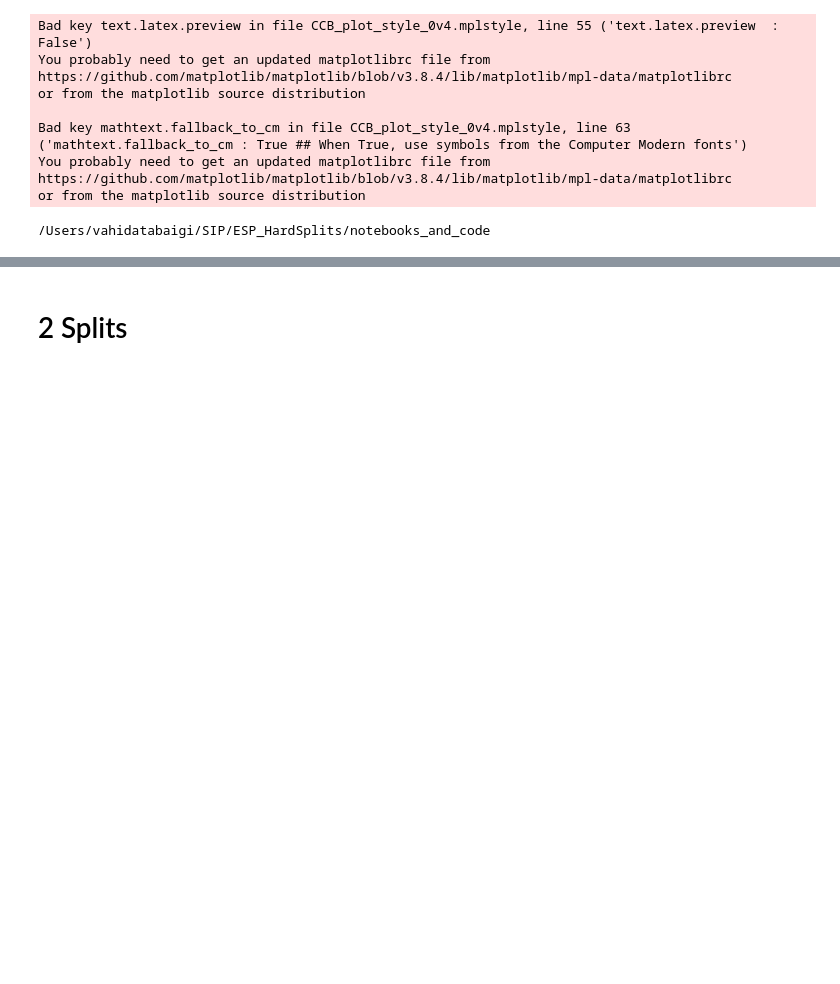
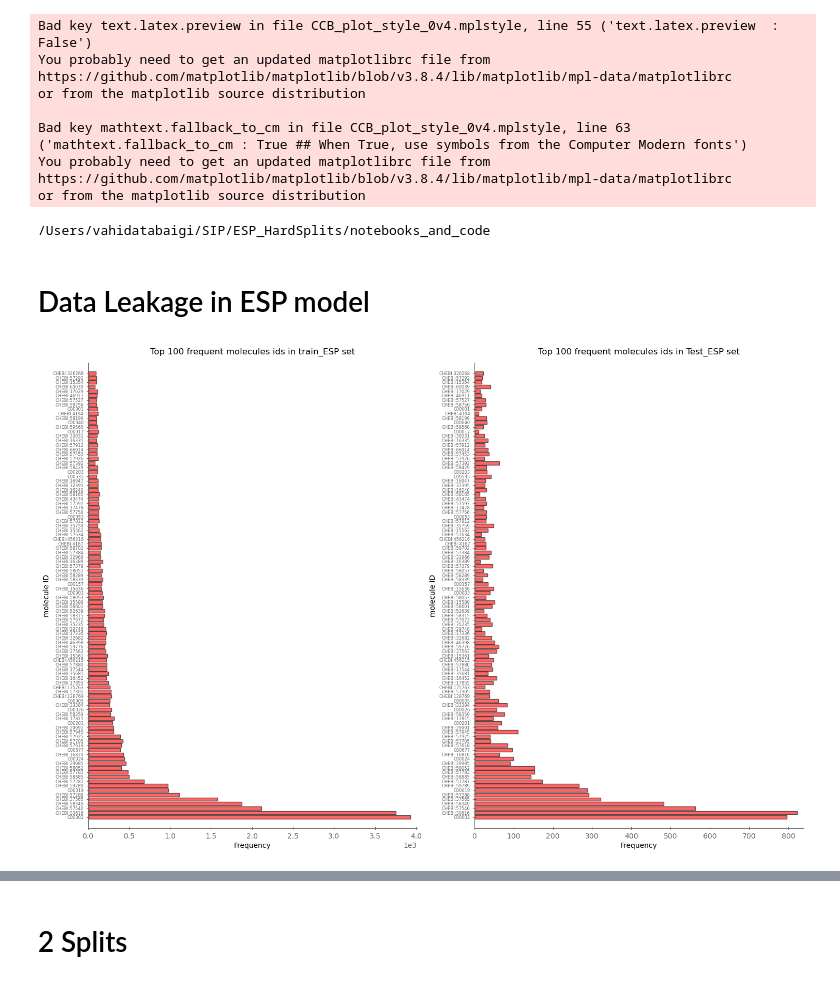
Before and after one commit to kalininalab/ESP_Leak_Analysis, a Jupyter notebook: ESP_HardSplits/notebooks_and_code/4-Results_Plots_and_figures.ipynb, the cells around one changed output, grey strips where cells are left out. Drawn from its saved outputs; the diff is of its cells as text; code cells hidden in the pictures; blank space fills up the shorter version.

```diff
--- a/ESP_HardSplits/notebooks_and_code/4-Results_Plots_and_figures.ipynb
+++ b/ESP_HardSplits/notebooks_and_code/4-Results_Plots_and_figures.ipynb
@@ -28,3 +28,20 @@ You probably need to get an updated matplotlibrc file from
 https://github.com/matplotlib/matplotlib/blob/v3.8.4/lib/matplotlib/mpl-data/matplotlibrc
 or from the matplotlib source distribution
 /Users/vahidatabaigi/SIP/ESP_HardSplits/notebooks_and_code
+# %% [markdown]
+# Data Leakage in ESP model
+# %%
+train_ESP=pd.read_pickle(join(CURRENT_DIR, "..","data","data_ESP","df_train_with_ESM1b_ts_GNN.pkl"))
+test_ESP=pd.read_pickle(join(CURRENT_DIR, "..","data","data_ESP","df_test_with_ESM1b_ts_GNN.pkl"))
+# %%
+plot_top_keys_values_multiple_df(
+    dfs=[train_ESP,test_ESP],
+    df_names=[ 'train_ESP','Test_ESP'],
+    key_column='molecule ID',
+    xlabel='Frequency',
+    ylabel='molecule ID',
+    title='Top {top_count} frequent molecules ids in {df_name} set',
+    top_count=100,
+    title_fontsize=12 )
+# %% [output]
+[figure, added]
```
Also changed, not shown: parts of 6 cells of this notebook, 1 other file.
